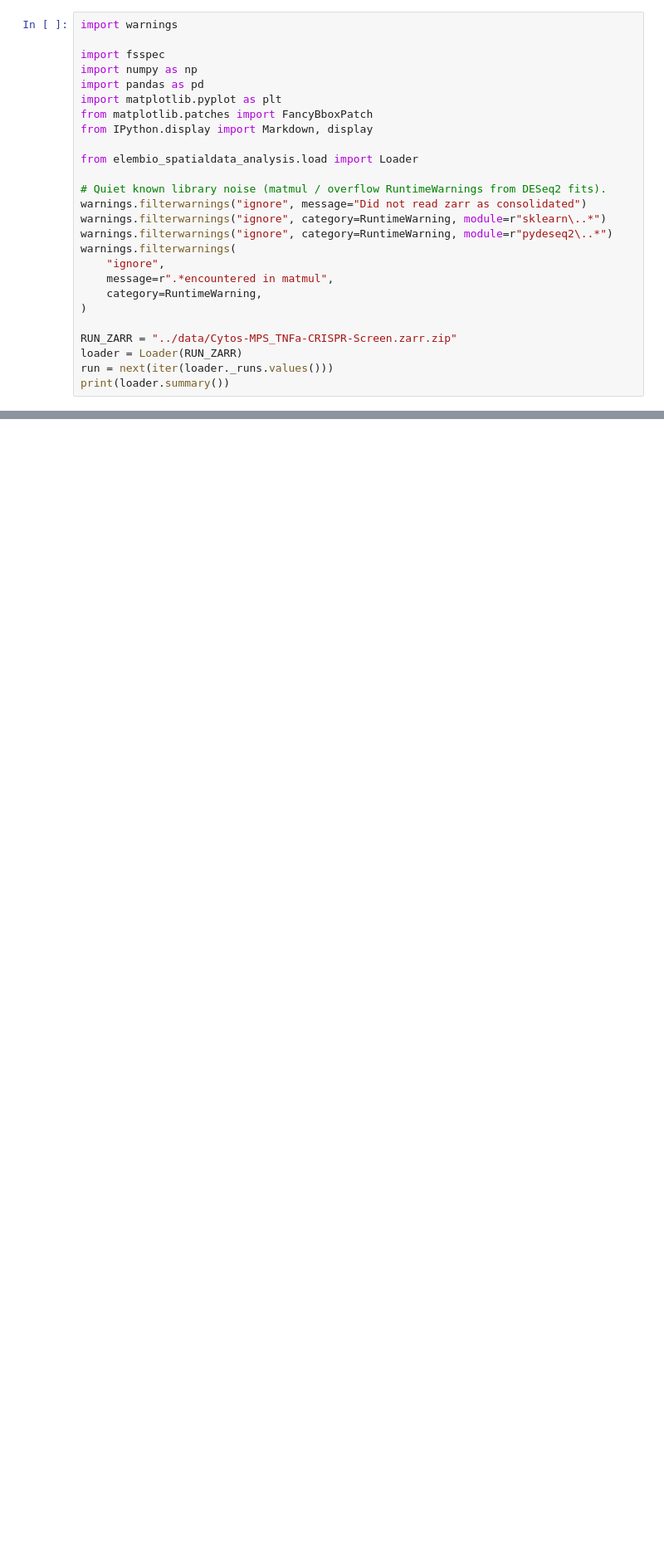
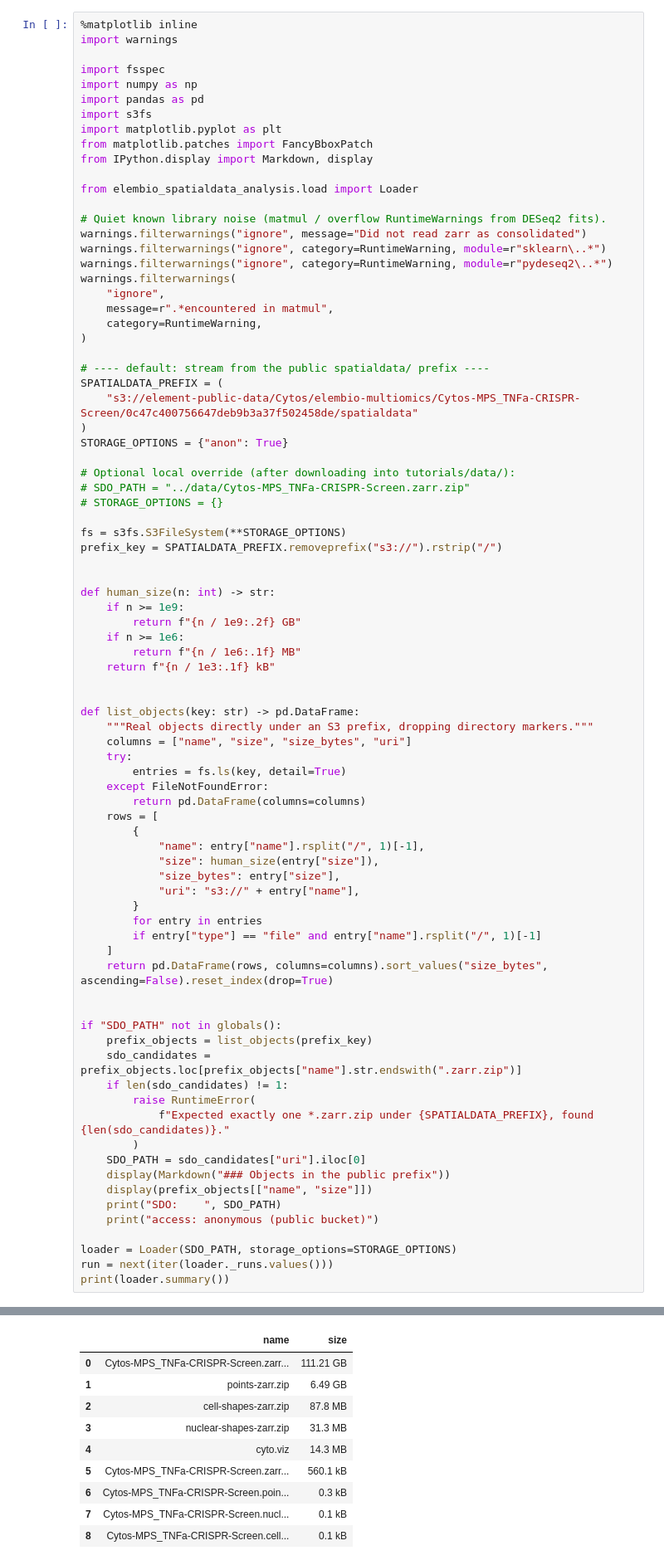
Before and after one commit to Elembio/elembio-spatialdata-analysis, a Jupyter notebook: tutorials/case-studies/ops-crispr-tgfbr2-tnfa.ipynb, the cells around one changed output, grey strips where cells are left out. Shown at 83% size. Saved outputs shown, nothing was run; the diff lists cells and outputs as text; blank space fills up the shorter version.

```diff
--- a/tutorials/case-studies/ops-crispr-tgfbr2-tnfa.ipynb
+++ b/tutorials/case-studies/ops-crispr-tgfbr2-tnfa.ipynb
@@ -43,9 +52,11 @@ You do **not** need to unzip the file; the loader reads `.zarr.zip` archives dir
 # %%
+%matplotlib inline
 import warnings
 
 import fsspec
 import numpy as np
 import pandas as pd
+import s3fs
 import matplotlib.pyplot as plt
 from matplotlib.patches import FancyBboxPatch
 from IPython.display import Markdown, display
@@ -62,8 +73,62 @@ warnings.filterwarnings(
     category=RuntimeWarning,
 )
 
-RUN_ZARR = "../data/Cytos-MPS_TNFa-CRISPR-Screen.zarr.zip"
-loader = Loader(RUN_ZARR)
+# ---- default: stream from the public spatialdata/ prefix ----
+SPATIALDATA_PREFIX = (
+    "s3://element-public-data/Cytos/elembio-multiomics/Cytos-MPS_TNFa-CRISPR-Screen/0c47c400756647deb9b3a37f502458de/spatialdata"
+)
+STORAGE_OPTIONS = {"anon": True}
+
+# Optional local override (after downloading into tutorials/data/):
+# SDO_PATH = "../data/Cytos-MPS_TNFa-CRISPR-Screen.zarr.zip"
+# STORAGE_OPTIONS = {}
+
+fs = s3fs.S3FileSystem(**STORAGE_OPTIONS)
+prefix_key = SPATIALDATA_PREFIX.removeprefix("s3://").rstrip("/")
+
+
+def human_size(n: int) -> str:
+    if n >= 1e9:
+        return f"{n / 1e9:.2f} GB"
+    if n >= 1e6:
+        return f"{n / 1e6:.1f} MB"
+    return f"{n / 1e3:.1f} kB"
+
+
+def list_objects(key: str) -> pd.DataFrame:
+    """Real objects directly under an S3 prefix, dropping directory markers."""
+    columns = ["name", "size", "size_bytes", "uri"]
+    try:
+        entries = fs.ls(key, detail=True)
+    except FileNotFoundError:
+        return pd.DataFrame(columns=columns)
+    rows = [
+        {
+            "name": entry["name"].rsplit("/", 1)[-1],
+            "size": human_size(entry["size"]),
+            "size_bytes": entry["size"],
+            "uri": "s3://" + entry["name"],
+        }
+        for entry in entries
+        if entry["type"] == "file" and entry["name"].rsplit("/", 1)[-1]
+    ]
+    return pd.DataFrame(rows, columns=columns).sort_values("size_bytes", ascending=False).reset_index(drop=True)
+
+
+if "SDO_PATH" not in globals():
+    prefix_objects = list_objects(prefix_key)
+    sdo_candidates = prefix_objects.loc[prefix_objects["name"].str.endswith(".zarr.zip")]
+    if len(sdo_candidates) != 1:
+        raise RuntimeError(
+            f"Expected exactly one *.zarr.zip under {SPATIALDATA_PREFIX}, found {len(sdo_candidates)}."
+        )
+    SDO_PATH = sdo_candidates["uri"].iloc[0]
+    display(Markdown("### Objects in the public prefix"))
+    display(prefix_objects[["name", "size"]])
+    print("SDO:    ", SDO_PATH)
+    print("access: anonymous (public bucket)")
+
+loader = Loader(SDO_PATH, storage_options=STORAGE_OPTIONS)
 run = next(iter(loader._runs.values()))
 print(loader.summary())
 # %% [output]
@@ -69,0 +136,10 @@ print(loader.summary())
+|  | name | size |
+| 0 | Cytos-MPS_TNFa-CRISPR-Screen.zarr... | 111.21 GB |
+| 1 | points-zarr.zip | 6.49 GB |
+| 2 | cell-shapes-zarr.zip | 87.8 MB |
+| 3 | nuclear-shapes-zarr.zip | 31.3 MB |
+| 4 | cyto.viz | 14.3 MB |
+| 5 | Cytos-MPS_TNFa-CRISPR-Screen.zarr... | 560.1 kB |
+| 6 | Cytos-MPS_TNFa-CRISPR-Screen.poin... | 0.3 kB |
+| 7 | Cytos-MPS_TNFa-CRISPR-Screen.nucl... | 0.1 kB |
+| 8 | Cytos-MPS_TNFa-CRISPR-Screen.cell... | 0.1 kB |
```
Also changed, not shown: parts of 5 cells of this notebook, 8 other files.
